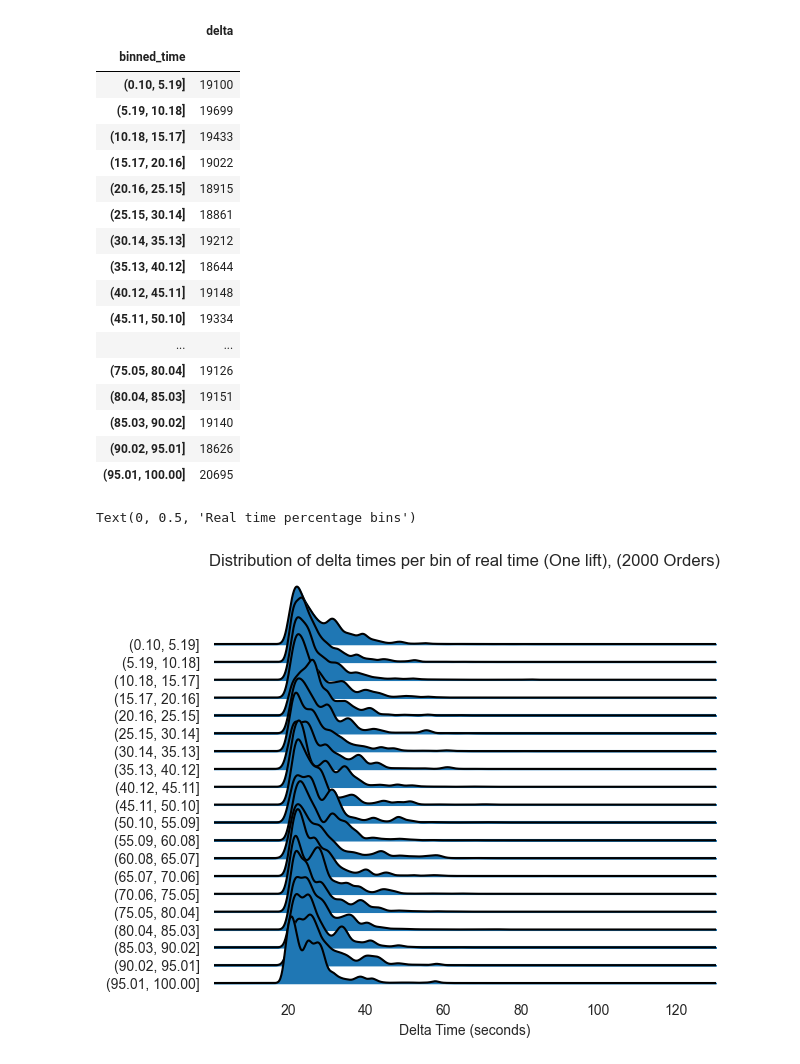
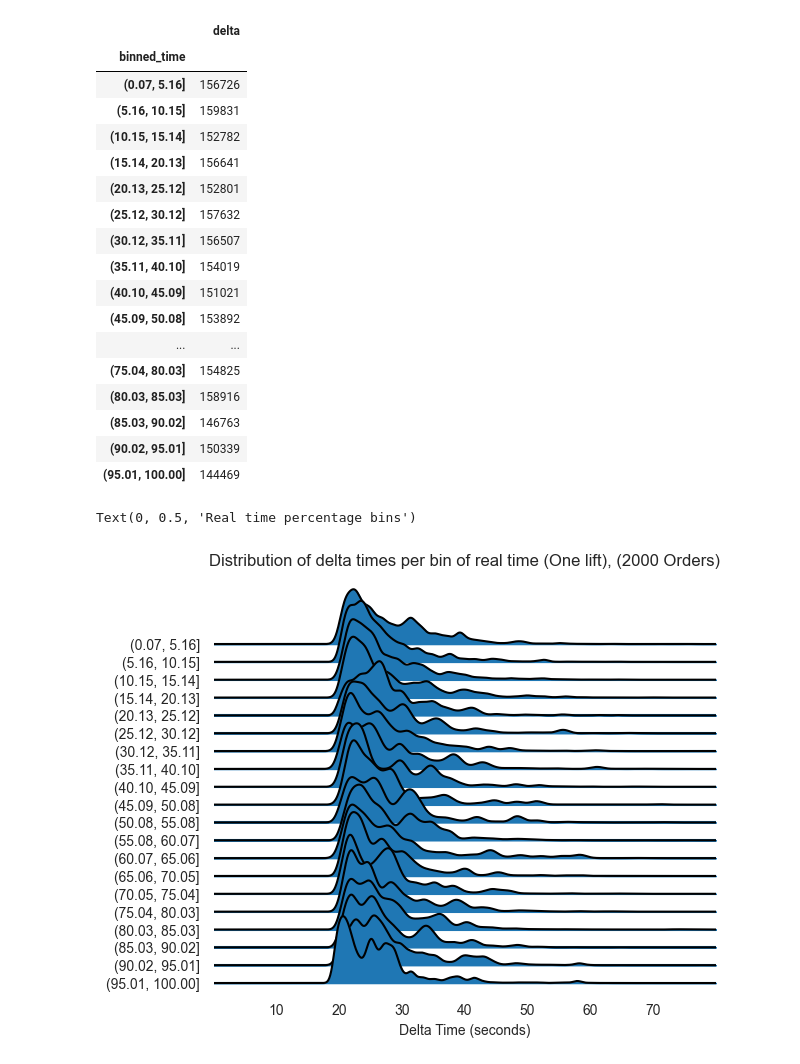
Before and after one commit to TomTom2028/SoftwareSim, a Jupyter notebook: newgraphs_change_in_runtest.ipynb, the cells around one changed output. Saved outputs shown, nothing was run; the diff lists cells and outputs as text; code cells hidden in the pictures.

```diff
--- a/newgraphs_change_in_runtest.ipynb
+++ b/newgraphs_change_in_runtest.ipynb
@@ -80,41 +80,41 @@ df
 # %%
-df[df['kind'] == 'oneLift'][['delta', 'binned_time']].groupby("binned_time").count()
+df[df['kind'] == 'twoLift'][['delta', 'binned_time']].groupby("binned_time").count()
 # %% [output]
 |  | delta |
 | binned_time |  |
-| (0.10, 5.19] | 19100 |
-| (5.19, 10.18] | 19699 |
-| (10.18, 15.17] | 19433 |
-| (15.17, 20.16] | 19022 |
-| (20.16, 25.15] | 18915 |
-| (25.15, 30.14] | 18861 |
-| (30.14, 35.13] | 19212 |
-| (35.13, 40.12] | 18644 |
-| (40.12, 45.11] | 19148 |
-| (45.11, 50.10] | 19334 |
+| (0.07, 5.16] | 156726 |
+| (5.16, 10.15] | 159831 |
+| (10.15, 15.14] | 152782 |
+| (15.14, 20.13] | 156641 |
+| (20.13, 25.12] | 152801 |
+| (25.12, 30.12] | 157632 |
+| (30.12, 35.11] | 156507 |
+| (35.11, 40.10] | 154019 |
+| (40.10, 45.09] | 151021 |
+| (45.09, 50.08] | 153892 |
 | ... | ... |
-| (75.05, 80.04] | 19126 |
-| (80.04, 85.03] | 19151 |
-| (85.03, 90.02] | 19140 |
-| (90.02, 95.01] | 18626 |
-| (95.01, 100.00] | 20695 |
+| (75.04, 80.03] | 154825 |
+| (80.03, 85.03] | 158916 |
+| (85.03, 90.02] | 146763 |
+| (90.02, 95.01] | 150339 |
+| (95.01, 100.00] | 144469 |
 # %%
 # https://github.com/leotac/joypy/blob/master/Joyplot.ipynb
 tempDf = df[df['kind'] == 'oneLift'][['delta', 'binned_time']]
-tempDf = tempDf[tempDf['delta'] > 0]
 from joypy import joyplot
 from matplotlib import pyplot as plt
 joyplot(
     data=tempDf,
     by="binned_time",
     column="delta",
+    x_range=[0, 80]
 )
 plt.title(f"Distribution of delta times per bin of real time (One lift), (2000 Orders)")
 plt.xlabel("Delta Time (seconds)")
 plt.ylabel("Real time percentage bins")
 # %% [output]
 Text(0, 0.5, 'Real time percentage bins')
-[figure, old version]
+[figure, new version]
 # %%
 joyplot(
     data=df[df['kind'] == 'twoLift'][['delta', 'binned_time']],
```
Also changed, not shown: parts of 3 cells of this notebook, 1 other file.
